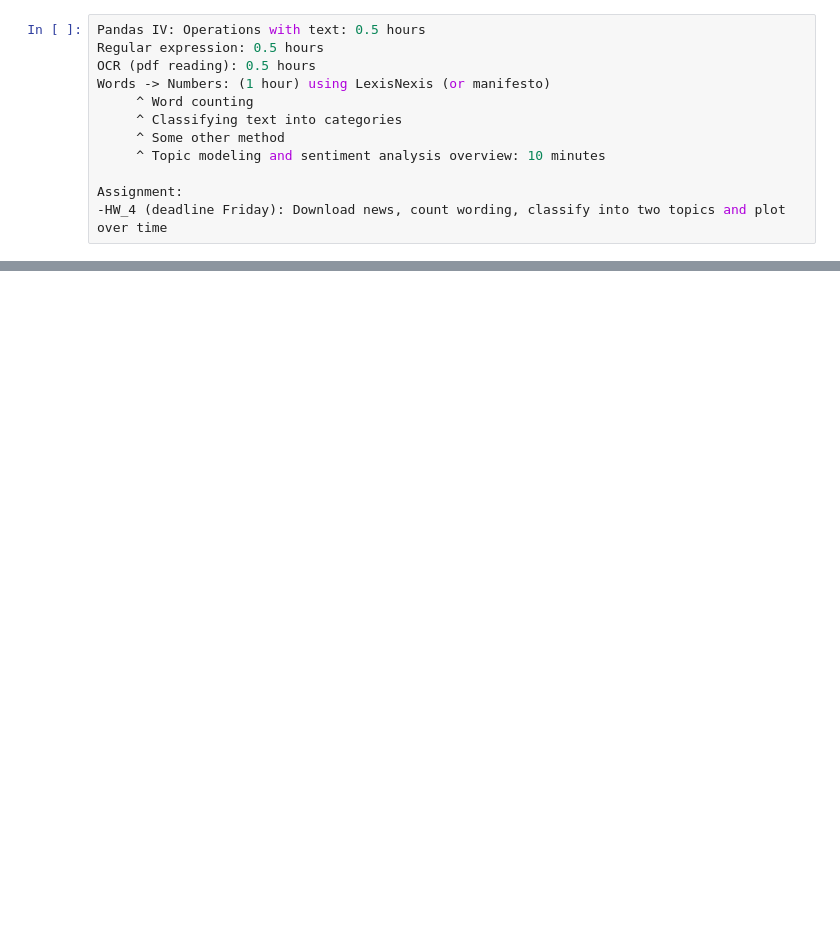
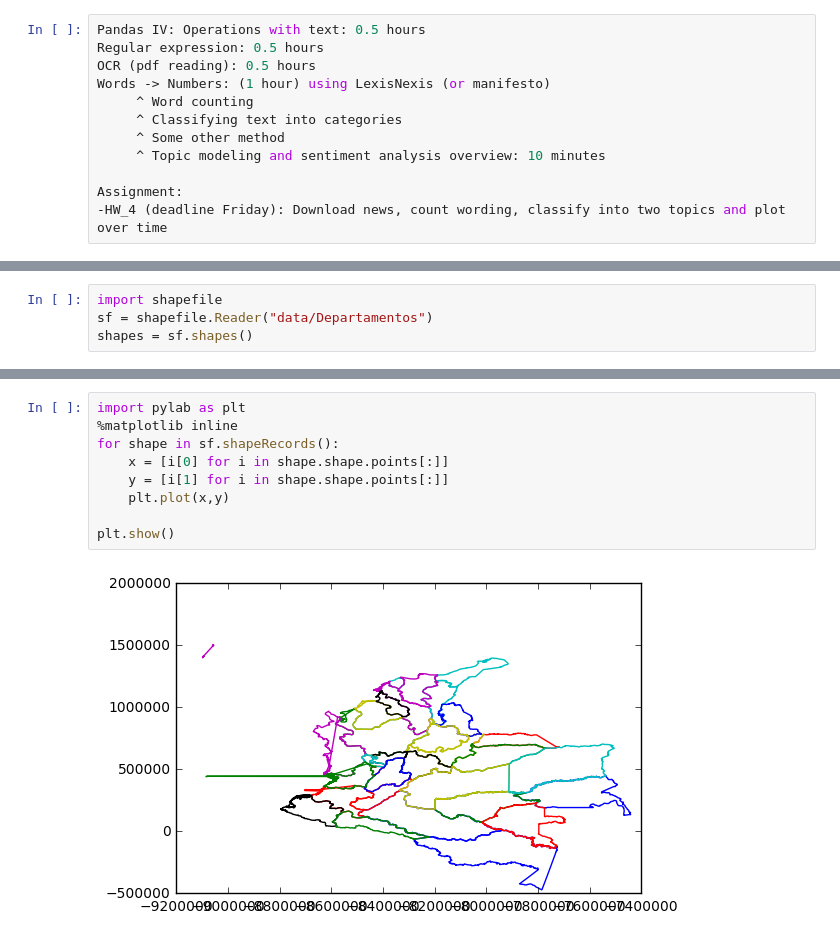
Before and after one commit to jgarciab/wwd2017, a Jupyter notebook: class5/class5.ipynb, the cells around one changed output, grey strips where cells are left out. Cells and saved outputs as stored; diff of their text form; blank space fills up the shorter version.

```diff
--- a/class5/class5.ipynb
+++ b/class5/class5.ipynb
@@ -118,0 +121,4 @@ IndexError: list index out of range
+# %%
+import shapefile
+sf = shapefile.Reader("data/Departamentos")
+shapes = sf.shapes()
@@ -118,0 +145,11 @@ IndexError: list index out of range
+# %%
+import pylab as plt
+%matplotlib inline
+for shape in sf.shapeRecords():
+    x = [i[0] for i in shape.shape.points[:]]
+    y = [i[1] for i in shape.shape.points[:]]
+    plt.plot(x,y)
+
+plt.show()
+# %% [output]
+[figure, added]
```
Also changed, not shown: parts of 17 cells of this notebook, 7 other files.
